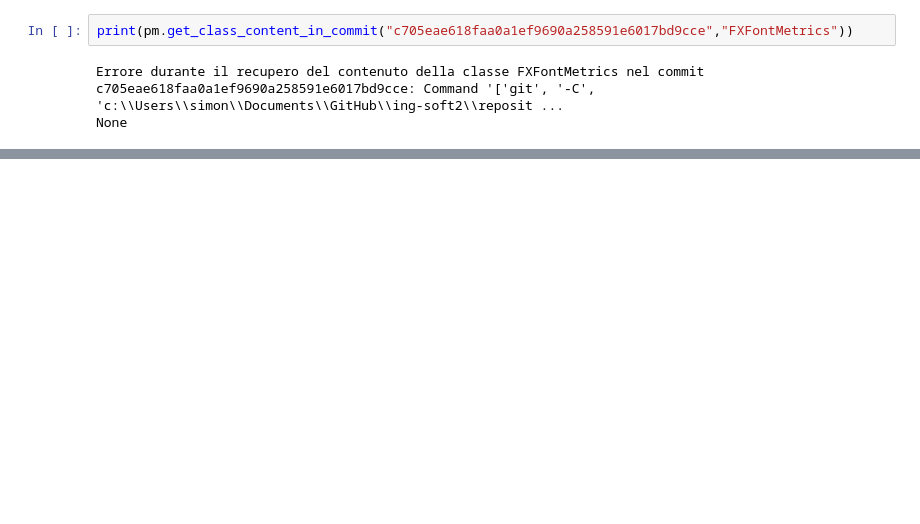
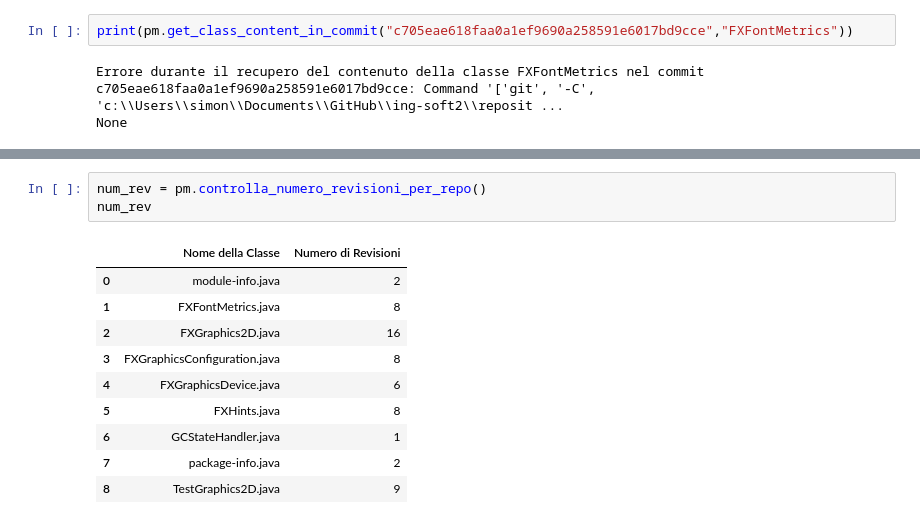
Before and after one commit to CostaMart/ing-soft2, a Jupyter notebook: provepm.ipynb, the cells around one changed output, grey strips where cells are left out. Drawn from its saved outputs; the diff is of its cells as text; blank space fills up the shorter version.

```diff
--- a/provepm.ipynb
+++ b/provepm.ipynb
@@ -82,0 +138,14 @@ POST git-upload-pack (578 bytes)
+# %%
+num_rev = pm.controlla_numero_revisioni_per_repo()
+num_rev
+# %% [output]
+|  | Nome della Classe | Numero di Revisioni |
+| 0 | module-info.java | 2 |
+| 1 | FXFontMetrics.java | 8 |
+| 2 | FXGraphics2D.java | 16 |
+| 3 | FXGraphicsConfiguration.java | 8 |
+| 4 | FXGraphicsDevice.java | 6 |
+| 5 | FXHints.java | 8 |
+| 6 | GCStateHandler.java | 1 |
+| 7 | package-info.java | 2 |
+| 8 | TestGraphics2D.java | 9 |
```
Also changed, not shown: parts of 17 cells of this notebook, 5 other files.
